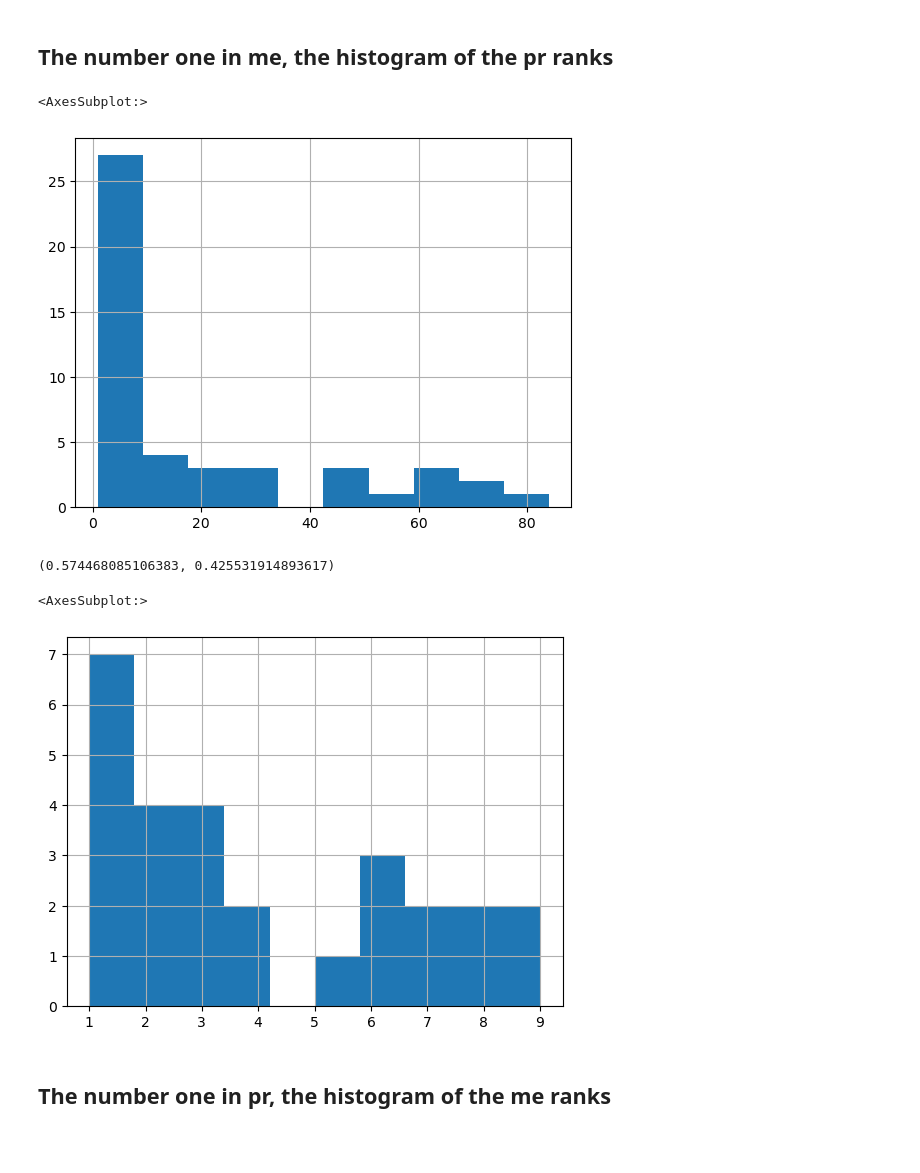
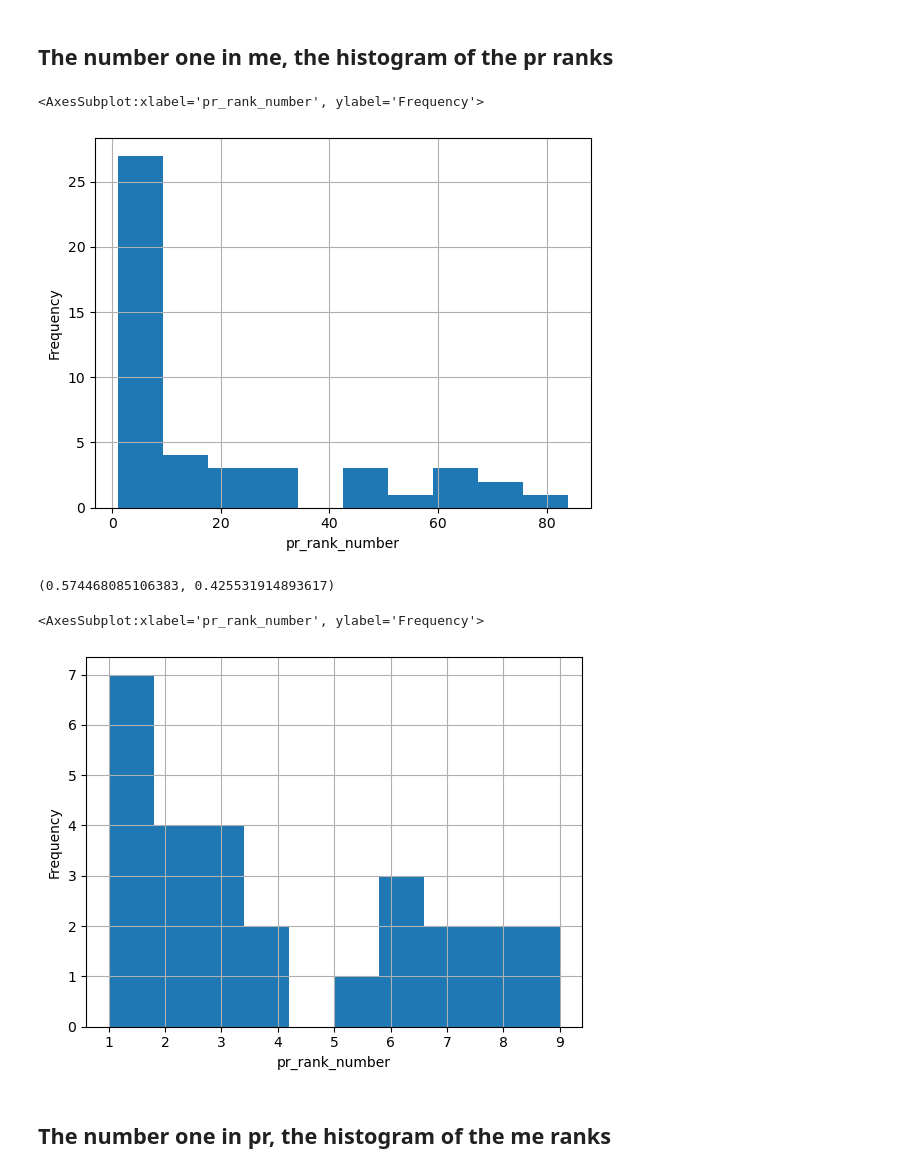
Before and after one commit to sudoghut/ming_provincial_metropolitan_palace_exam_rank_correlation, a Jupyter notebook: ming_provincial_metropolitan_palace_exam_rank_correlation.ipynb, the cells around one changed output. Drawn from its saved outputs; the diff is of its cells as text; code cells hidden in the pictures; blank space fills up the shorter version.

```diff
--- a/ming_provincial_metropolitan_palace_exam_rank_correlation.ipynb
+++ b/ming_provincial_metropolitan_palace_exam_rank_correlation.ipynb
@@ -238,10 +228,12 @@ correlation_df
 # %%
 # When me_rank_number = 1.0, the distribution the pr_rank_number
 input_data_df_me_rank_1 = input_data_df[input_data_df['me_rank_number'] == 1.0]
+plt.xlabel('pr_rank_number')
+plt.ylabel('Frequency')
 input_data_df_me_rank_1['pr_rank_number'].hist()
 # %% [output]
-<AxesSubplot:>
+<AxesSubplot:xlabel='pr_rank_number', ylabel='Frequency'>
-[figure, old version]
+[figure, new version]
 # %%
 # Calculate the rate of pr_rank_number < 10 and pr_rank_number >= 10 AKA 會試第一名來自鄉試前十名的比例
 pr_rank_number_lt_10 = input_data_df_me_rank_1[input_data_df_me_rank_1['pr_rank_number'] < 10].shape[0]
@@ -255,10 +247,12 @@ pr_rank_number_lt_10_rate, pr_rank_number_ge_10_rate
 # %%
 # Only keep the rows with pr_rank_number <= 10 AKA 會試第一名在鄉試前十名的分佈
 input_data_df_me_rank_1_pr_less_than_10 = input_data_df_me_rank_1[input_data_df_me_rank_1['pr_rank_number'] <= 10]
+plt.xlabel('pr_rank_number')
+plt.ylabel('Frequency')
 input_data_df_me_rank_1_pr_less_than_10['pr_rank_number'].hist()
 # %% [output]
-<AxesSubplot:>
+<AxesSubplot:xlabel='pr_rank_number', ylabel='Frequency'>
-[figure, old version]
+[figure, new version]
 # %% [markdown]
 ## The number one in pr, the histogram of the me ranks
 # %%
```
Also changed, not shown: parts of 7 cells of this notebook, 1 other file.
